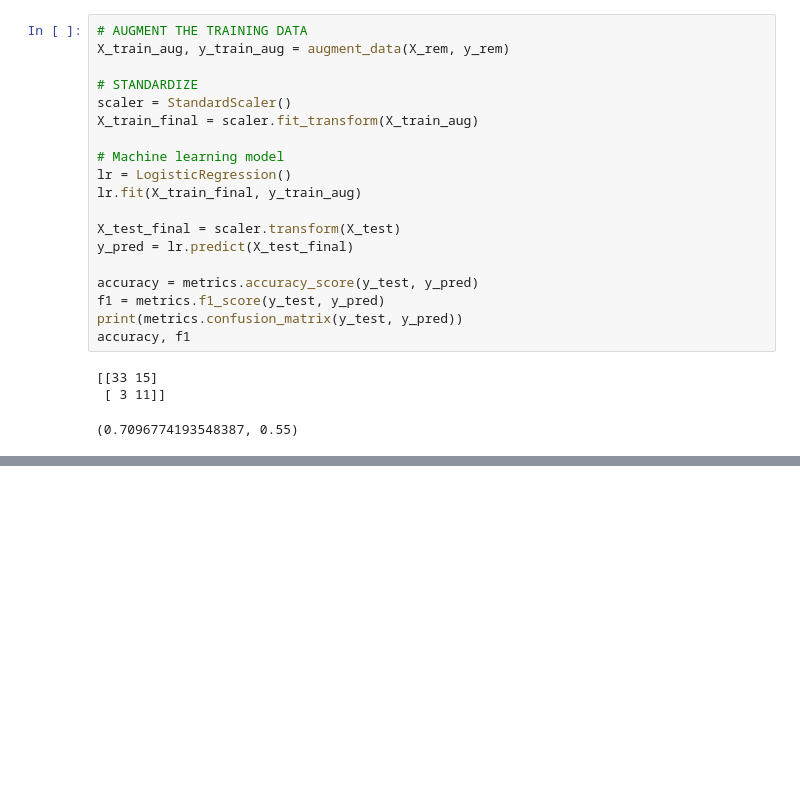
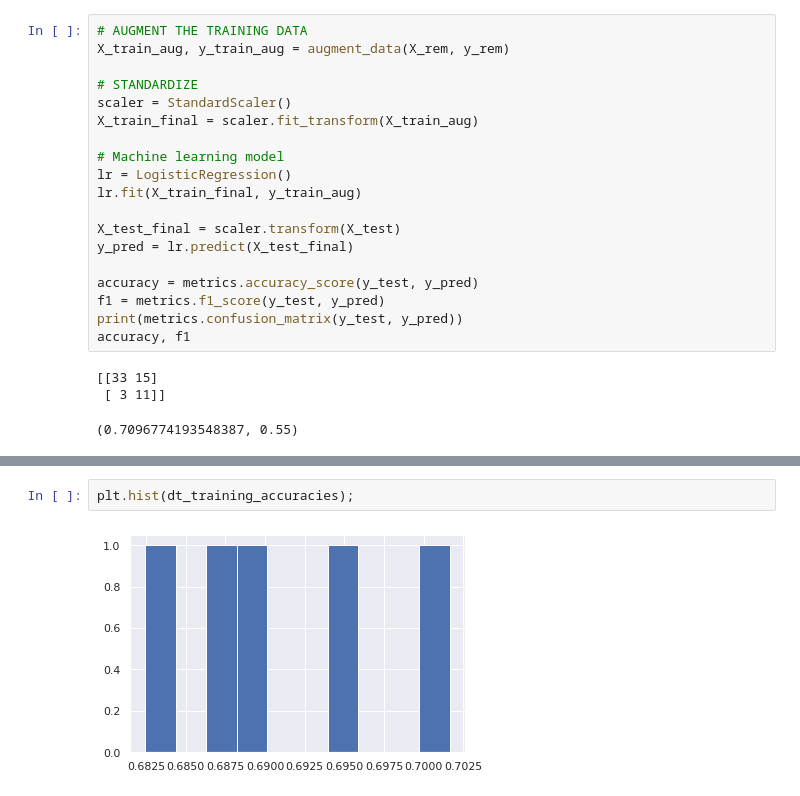
Before and after one commit to shiftleino/pga-classification, a Jupyter notebook: project/5_classification_models.ipynb, the cells around one changed output, grey strips where cells are left out. Saved outputs shown, nothing was run; the diff lists cells and outputs as text; blank space fills up the shorter version.

```diff
--- a/project/5_classification_models.ipynb
+++ b/project/5_classification_models.ipynb
@@ -163,0 +229,4 @@ accuracy, f1
+# %%
+plt.hist(dt_training_accuracies);
+# %% [output]
+[figure, added]
```
Also changed, not shown: parts of 12 cells of this notebook.
